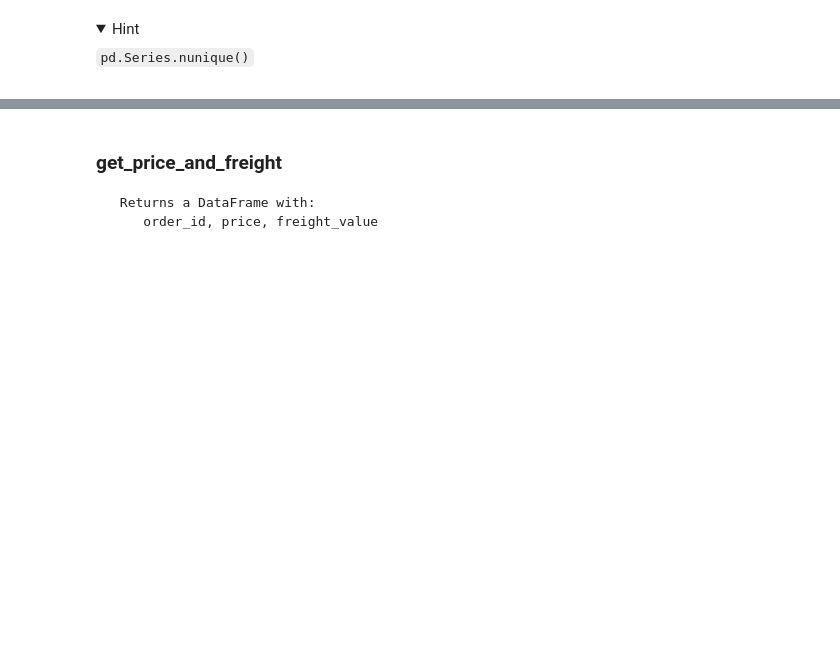
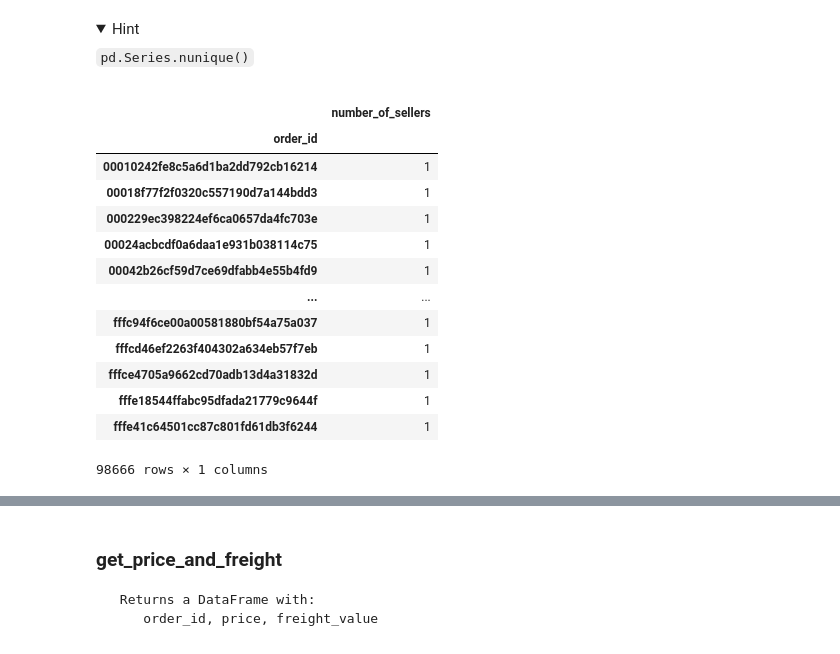
Before and after one commit to Nandosoq/nandoproject, a Jupyter notebook: 04-Decision-Science/02-Statistical-Inference/01-Orders/orders.ipynb, the cells around one changed output, grey strips where cells are left out. Cells and saved outputs as stored; diff of their text form; code cells hidden in the pictures; folded sections open; blank space fills up the shorter version.

```diff
--- a/04-Decision-Science/02-Statistical-Inference/01-Orders/orders.ipynb
+++ b/04-Decision-Science/02-Statistical-Inference/01-Orders/orders.ipynb
@@ -303,3 +339,28 @@ Order().get_number_products()
+# %%
+# YOUR CODE HERE
+
+data['order_items'].head()
+#df.groupby('param')['group'].nunique()
+a=data['order_items'][['order_id', 'seller_id']].groupby('order_id').nunique()
+
+a.rename(columns={'seller_id': 'number_of_sellers'},
+                           inplace=True)
+a
+# %% [output]
+|  | number_of_sellers |
+| order_id |  |
+| 00010242fe8c5a6d1ba2dd792cb16214 | 1 |
+| 00018f77f2f0320c557190d7a144bdd3 | 1 |
+| 000229ec398224ef6ca0657da4fc703e | 1 |
+| 00024acbcdf0a6daa1e931b038114c75 | 1 |
+| 00042b26cf59d7ce69dfabb4e55b4fd9 | 1 |
+| ... | ... |
+| fffc94f6ce00a00581880bf54a75a037 | 1 |
+| fffcd46ef2263f404302a634eb57f7eb | 1 |
+| fffce4705a9662cd70adb13d4a31832d | 1 |
+| fffe18544ffabc95dfada21779c9644f | 1 |
+| fffe41c64501cc87c801fd61db3f6244 | 1 |
+98666 rows × 1 columns
 # %%
 # Check your new dataframe and commit your code to olist/order.py when it works.
 Order().get_number_sellers()
```
Also changed, not shown: parts of 8 cells of this notebook, 1 other file.
